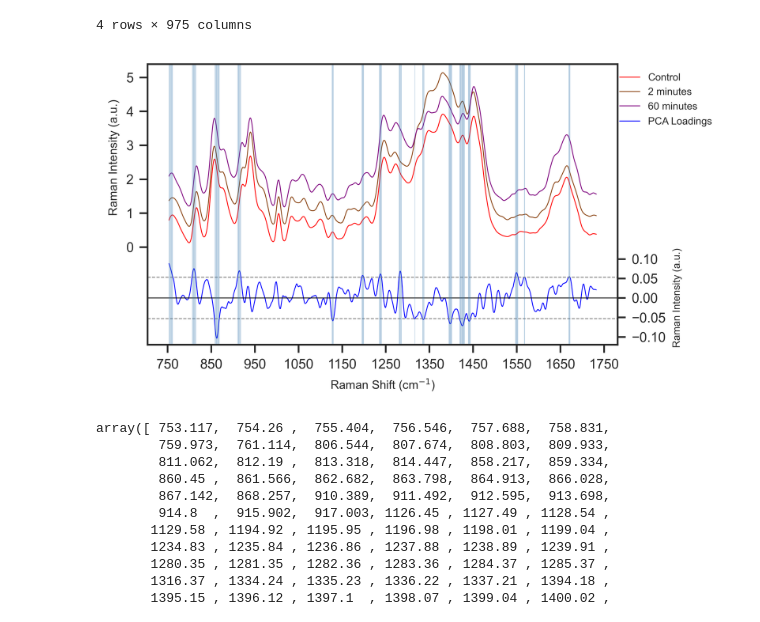
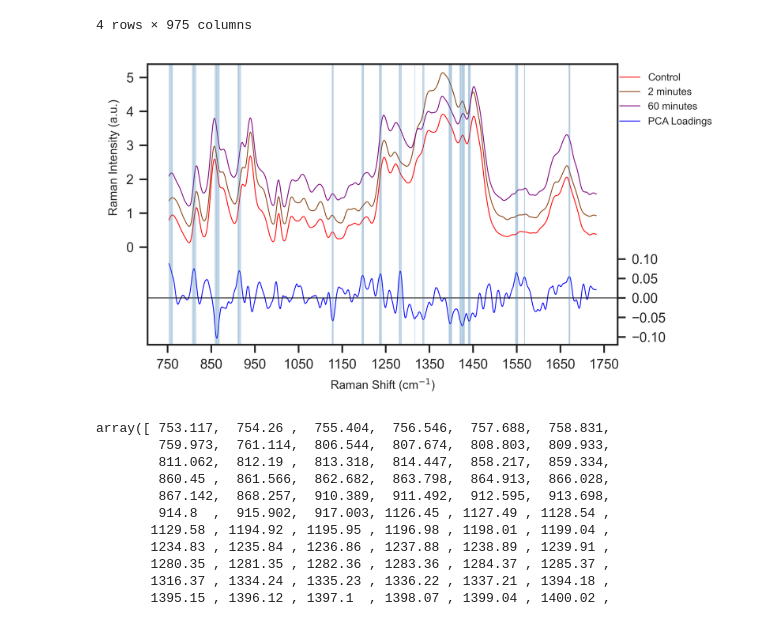
Before and after one commit to bunmiadejimi/Raman_Collagen, a Jupyter notebook: pca_loadings_viz.ipynb, the cells around one changed output. Drawn from its saved outputs; the diff is of its cells as text; code cells hidden in the pictures.

```diff
--- a/pca_loadings_viz.ipynb
+++ b/pca_loadings_viz.ipynb
@@ -116,40 +116,42 @@ sns.lineplot(
             )
 ax2.yaxis.set_visible(False)
 ax2_r. set_ylim(-.12, .12)
-ax2_r.set_ylabel('Raman Intensity (a.u.)', fontsize = 6)
+#ax2_r.set_ylabel('Raman Intensity (a.u.)', fontsize = 6)
 ax2_r.axhline(0, lw = .5, color = 'black')
 ax2_r.spines['top'].set_visible(False)
 ax2.spines['top'].set_visible(False)
 ax2.set_xlabel("Raman Shift (cm$^{-1}$)", fontdict = {'size': 7})
 ax2.set_xticks(np.arange(750, 1760, 100))   # just positions
 ax2.tick_params(axis="x", labelsize=8)
 ax1.set_yticks(np.arange(0, 5.2, 1))   # just positions
 ax1.tick_params(axis="y", labelsize=8)
 ax2_r.set_yticks(np.arange(-.1, .11, .05))   # just positions
 ax2_r.tick_params(axis="y", labelsize=8)
 
 ax1.set_ylabel('Raman Intensity (a.u.)', fontsize = 7)
 ax1.spines['bottom'].set_visible(False)
 
 ax1.legend(frameon = False, fontsize = 6, bbox_to_anchor  =(.985, 1))
-ax2_r.legend(frameon = False, bbox_to_anchor  =(1.22, 2.53), fontsize = 6) #1.245, 1.017
+ax2_r.legend(frameon = False, bbox_to_anchor  =(1.22, 2.53), fontsize = 6) #1.245, 1.017, 1.22
 
 #Find loadings with values over 95th percentile as important loadings
 p95 = pcc.iloc[:, 1].abs().quantile(.90)
 mask = pcc.iloc[:, 1].abs()>(p95)
 col_idx = mask.to_numpy().nonzero()
 
     # Optional: get column names and row labels
 cols = pcc.iloc[:, 0].values[col_idx]
 
-plt.axhline(p95, color = 'grey', ls = '--', lw = .5)
-plt.axhline(-p95, color = 'grey', ls = '--', lw = .5)
+#plt.axhline(p95, color = 'grey', ls = '--', lw = .5)
+#plt.axhline(-p95, color = 'grey', ls = '--', lw = .5)
 
 for p in cols:
     ax1.axvline(x=p, color='steelblue', linestyle='-', linewidth=0.3, alpha = .35)
     ax2_r.axvline(x=p, color='steelblue', linestyle='-', linewidth=0.3, alpha = .35)
+
+#plt.savefig(f'C:\\Users\\oadeji01\\OneDrive - Tufts\\Bunmi - NavehLab-01\\Reports\\Paper\\Figures\\PCASpec+Loadings_Para_AllCvAllT_shadedlines.tif', dpi = 600, bbox_inches='tight')
 # %% [output]
-[figure, old version]
+[figure, new version]
 # %%
 pcc.iloc[:, 0].values[col_idx]
 # %% [output]
```
